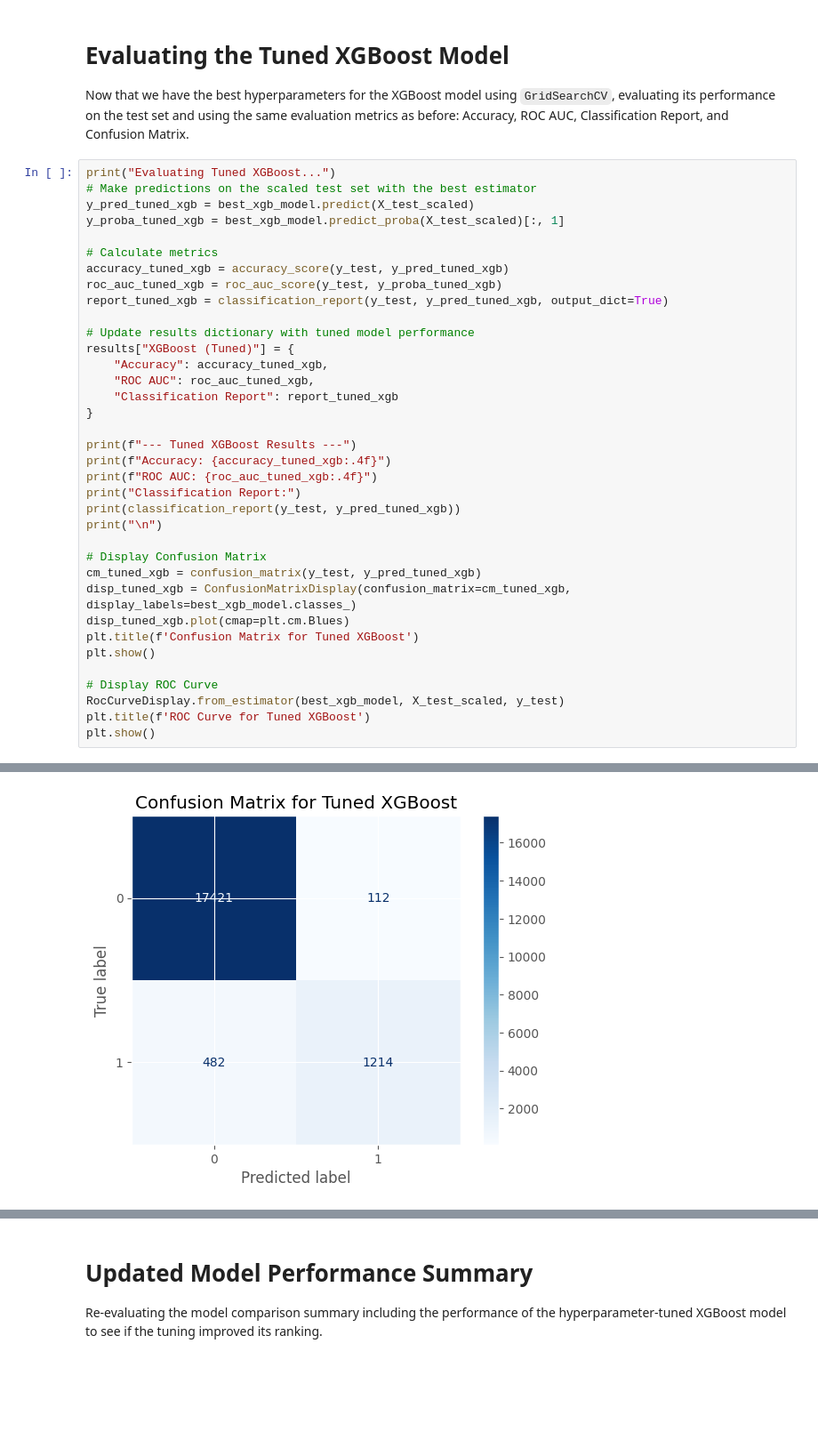
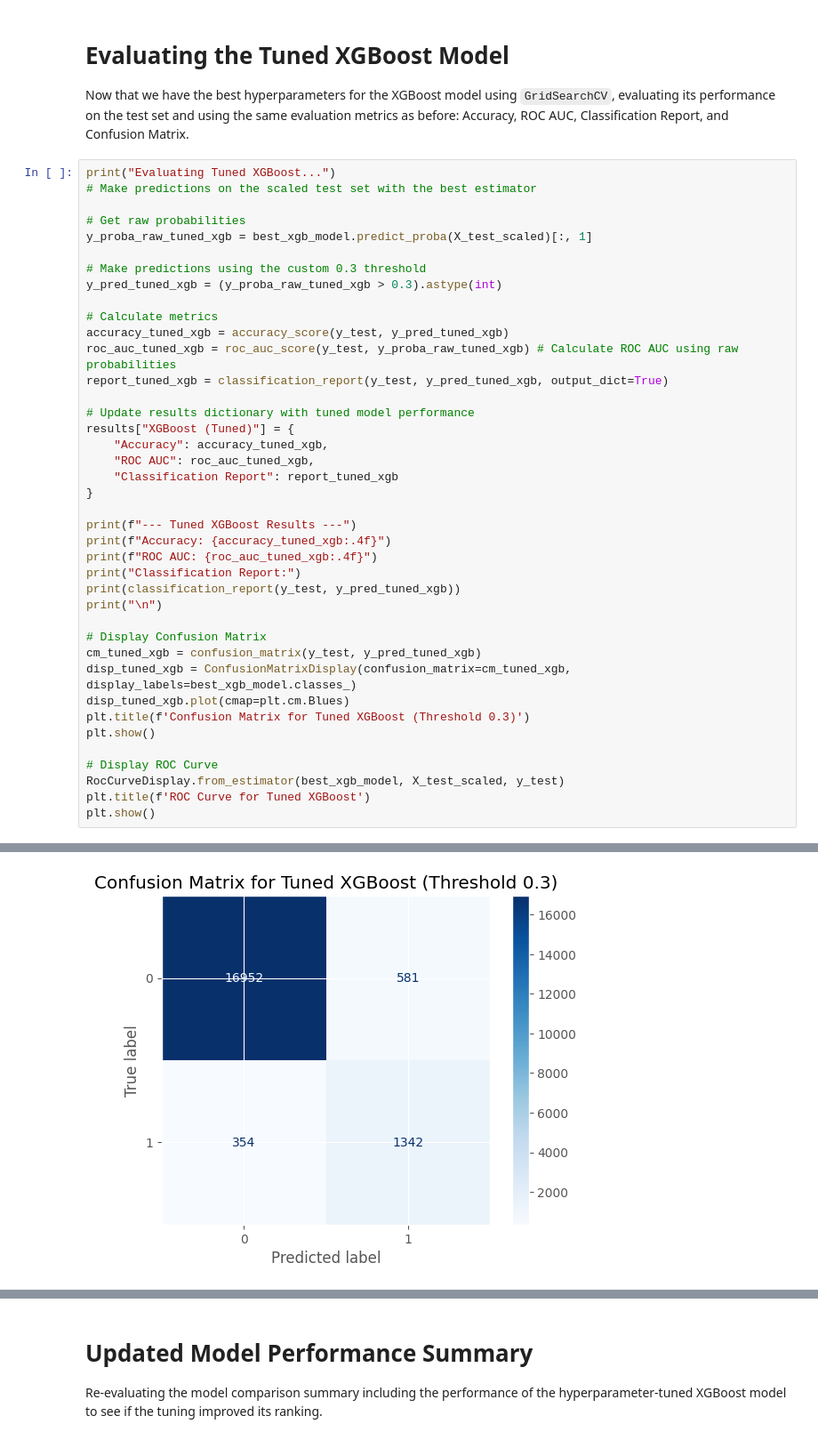
Before and after one commit to Pema-Codes/diabetes-prediction-project, a Jupyter notebook: Diabetes_prediction.ipynb, the cells around one changed output, grey strips where cells are left out. Shown at 89% size. Saved outputs shown, nothing was run; the diff lists cells and outputs as text; blank space fills up the shorter version.

Commit message:
feat: Apply custom 0.3 prediction threshold to tuned XGBoost to reduce false negatives

```diff
--- a/Diabetes_prediction.ipynb
+++ b/Diabetes_prediction.ipynb
@@ -539,12 +539,16 @@ Now that we have the best hyperparameters for the XGBoost model using `GridSearc
 # %%
 print("Evaluating Tuned XGBoost...")
 # Make predictions on the scaled test set with the best estimator
-y_pred_tuned_xgb = best_xgb_model.predict(X_test_scaled)
-y_proba_tuned_xgb = best_xgb_model.predict_proba(X_test_scaled)[:, 1]
+
+# Get raw probabilities
+y_proba_raw_tuned_xgb = best_xgb_model.predict_proba(X_test_scaled)[:, 1]
+
+# Make predictions using the custom 0.3 threshold
+y_pred_tuned_xgb = (y_proba_raw_tuned_xgb > 0.3).astype(int)
 
 # Calculate metrics
 accuracy_tuned_xgb = accuracy_score(y_test, y_pred_tuned_xgb)
-roc_auc_tuned_xgb = roc_auc_score(y_test, y_proba_tuned_xgb)
+roc_auc_tuned_xgb = roc_auc_score(y_test, y_proba_raw_tuned_xgb) # Calculate ROC AUC using raw probabilities
 report_tuned_xgb = classification_report(y_test, y_pred_tuned_xgb, output_dict=True)
 
 # Update results dictionary with tuned model performance
@@ -565,7 +569,7 @@ print("\n")
 cm_tuned_xgb = confusion_matrix(y_test, y_pred_tuned_xgb)
 disp_tuned_xgb = ConfusionMatrixDisplay(confusion_matrix=cm_tuned_xgb, display_labels=best_xgb_model.classes_)
 disp_tuned_xgb.plot(cmap=plt.cm.Blues)
-plt.title(f'Confusion Matrix for Tuned XGBoost')
+plt.title(f'Confusion Matrix for Tuned XGBoost (Threshold 0.3)')
 plt.show()
 
 # Display ROC Curve
@@ -589,4 +593,4 @@ weighted avg       0.97      0.97      0.97     19229
-[figure, old version]
+[figure, new version]
 [figure]
 # %% [markdown]
 # Updated Model Performance Summary
```
Also changed, not shown: parts of 5 cells of this notebook.
